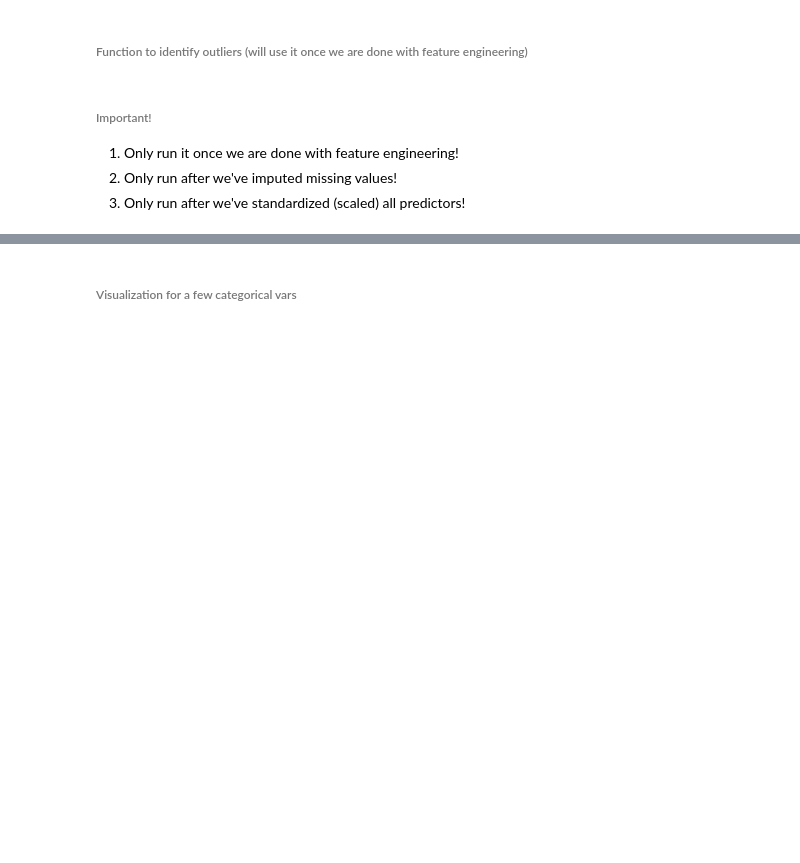
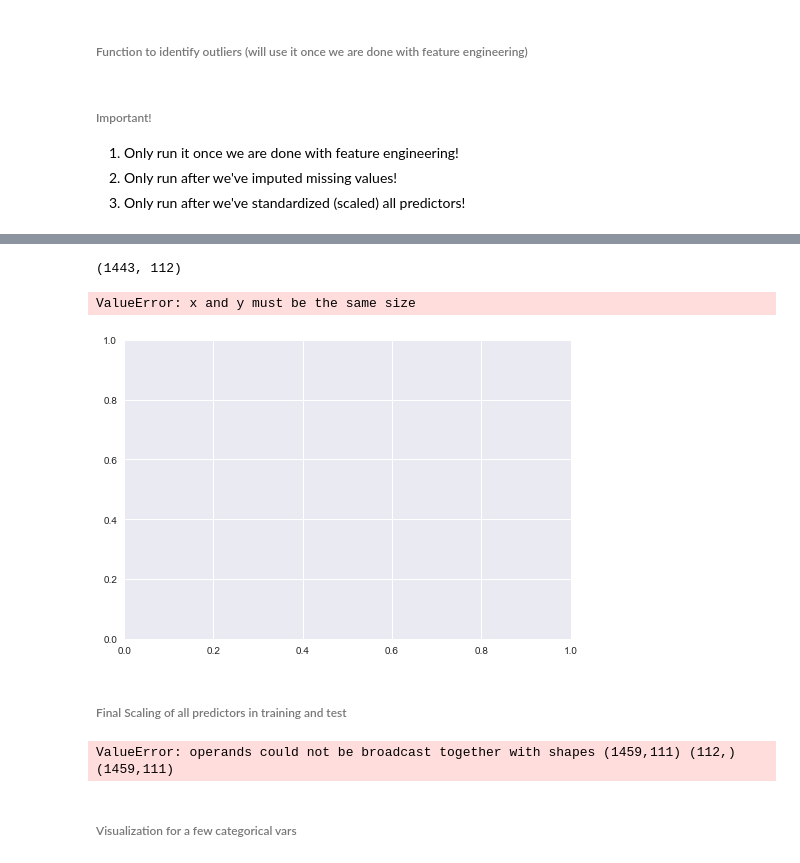
Before and after one commit to gwenkf/IowaHousePrices, a Jupyter notebook: House_Prices_Prepare_Dimitri.ipynb, the cells around one changed output, grey strips where cells are left out. Saved outputs shown, nothing was run; the diff lists cells and outputs as text; code cells hidden in the pictures; blank space fills up the shorter version.

```diff
--- a/House_Prices_Prepare_Dimitri.ipynb
+++ b/House_Prices_Prepare_Dimitri.ipynb
@@ -2836,0 +2817,3 @@ df.head()
+# %%
+# Adding distances to our train2 data frame:
+train2['distances'] = temp.distances
@@ -2836,0 +2828,2 @@ df.head()
+# %%
+train2 = train2.loc[train2.distances < 690,]
@@ -2836,0 +2836,3 @@ df.head()
+# %%
+y = y[train2.distances < 690]
+y.shape
@@ -2837,3 +2847,24 @@ df.head()
+# %%
+print(train2.shape)  # 1,443 rows for our trainig data set
+# %% [output]
+(1443, 112)
+# %%
+# Drop distances from our data frame:
+train2.drop(['distances'], axis=1, inplace = True)
+# %%
+plt.scatter(train2.distances, y)
+# %% [output]
+ValueError: x and y must be the same size
+[figure, added]
+# %% [markdown]
+###### Final Scaling of all predictors in training and test
+# %%
+from sklearn.preprocessing import StandardScaler
+scaler = StandardScaler()
+temp = pd.DataFrame(scaler.fit_transform(train2), columns=train2.columns)
+temp2 = pd.DataFrame(scaler.transform(test2))
+# %% [output]
+ValueError: operands could not be broadcast together with shapes (1459,111) (112,) (1459,111)
 # %% [markdown]
 ###### Visualization for a few categorical vars
 # %%
```
Also changed, not shown: parts of 39 cells of this notebook.
